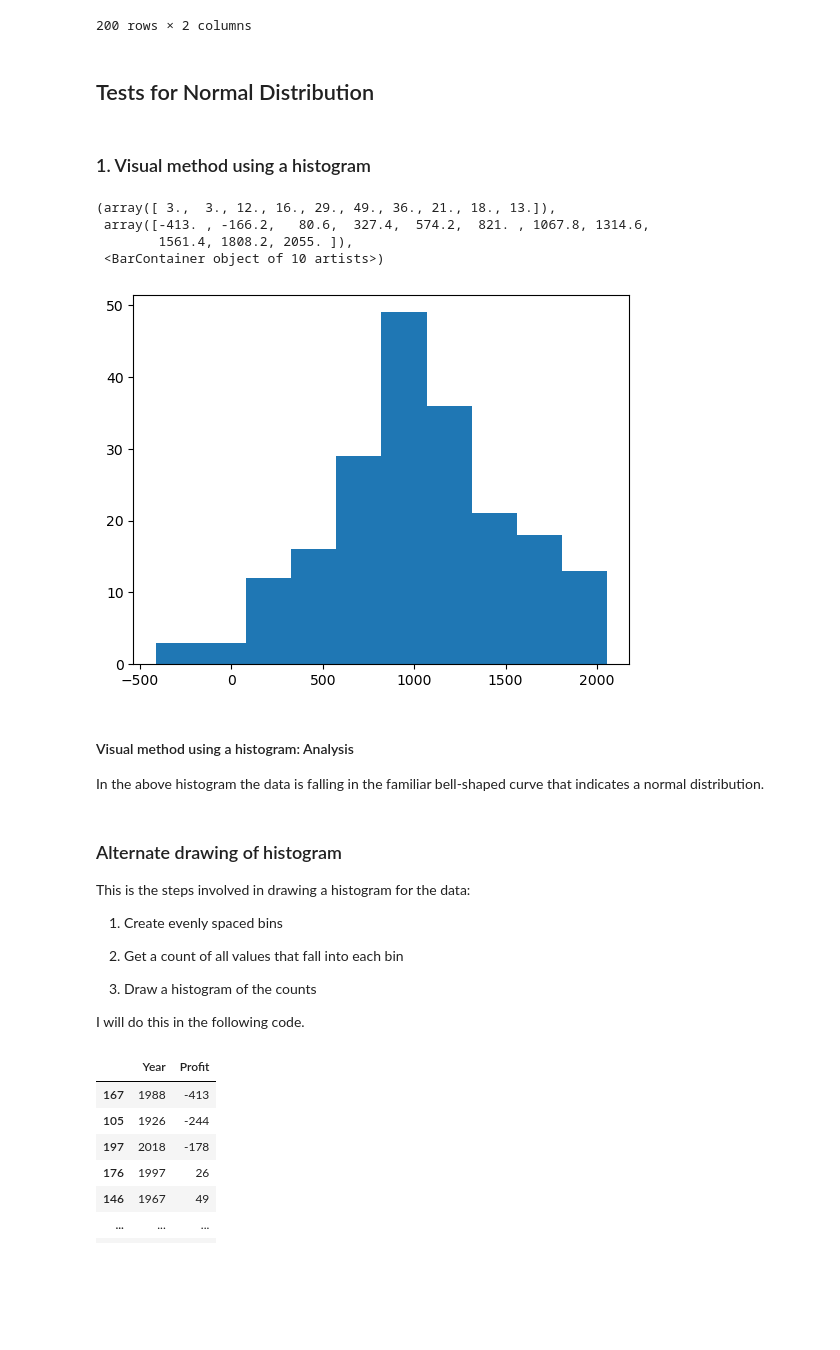
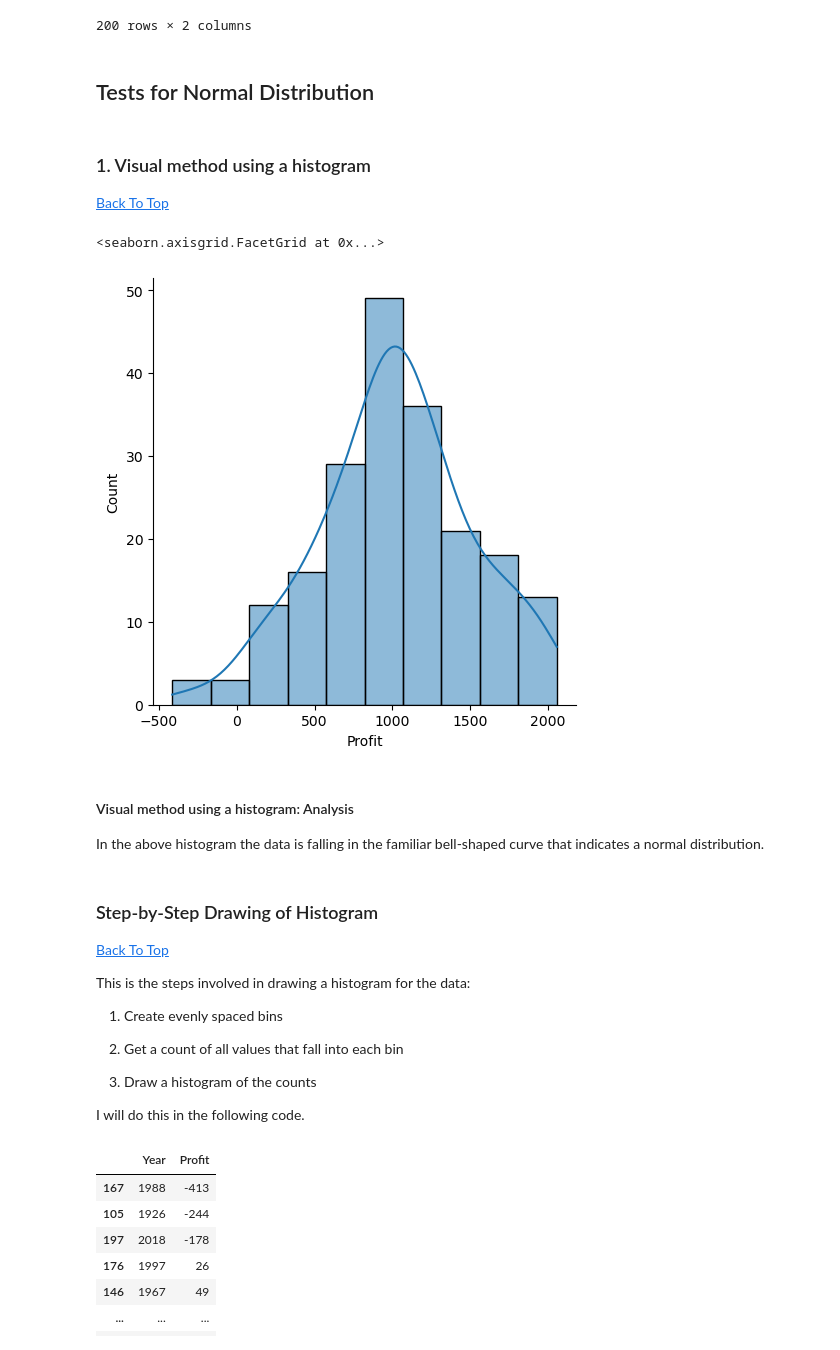
Before and after one commit to elainetynan/funddata-assessment, a Jupyter notebook: normalDistribution/NormalDistribution.ipynb, the cells around one changed output. Cells and saved outputs as stored; diff of their text form; code cells hidden in the pictures; blank space fills up the shorter version.

Commit message:
Changed histograms & table of contents. Working on PDF

```diff
--- a/normalDistribution/NormalDistribution.ipynb
+++ b/normalDistribution/NormalDistribution.ipynb
@@ -289,27 +376,28 @@ df
 | 199 | 2020 | 316 |
 200 rows × 2 columns
 # %% [markdown]
+<a id = "testnormal3"></a>
 ## Tests for Normal Distribution
 # %% [markdown]
+<a id = "histtest3"></a>
 ### 1. Visual method using a histogram
+
+[Back To Top](#top)
 # %%
-# Create a figure.
-fig2, ax2 = plt.subplots()
-
-# Create histogram.
-ax2.hist(df["Profit"], bins=10)
+# Using seaborn to draw the bar chart with a line curve to show the bell shape
+sns.displot(df['Profit'], bins=10, kde=True)
 # %% [output]
-(array([ 3.,  3., 12., 16., 29., 49., 36., 21., 18., 13.]),
- array([-413. , -166.2,   80.6,  327.4,  574.2,  821. , 1067.8, 1314.6,
-        1561.4, 1808.2, 2055. ]),
- <BarContainer object of 10 artists>)
+<seaborn.axisgrid.FacetGrid at 0x...>
-[figure, old version]
+[figure, new version]
 # %% [markdown]
 #### Visual method using a histogram: Analysis
 
 In the above histogram the data is falling in the familiar bell-shaped curve that indicates a normal distribution.
 # %% [markdown]
-### Alternate drawing of histogram
+<a id = "stepbystephist"></a>
+### Step-by-Step Drawing of Histogram
+
+[Back To Top](#top)
 
 This is the steps involved in drawing a histogram for the data:
 
```
Also changed, not shown: parts of 27 cells of this notebook, 2 other files.
